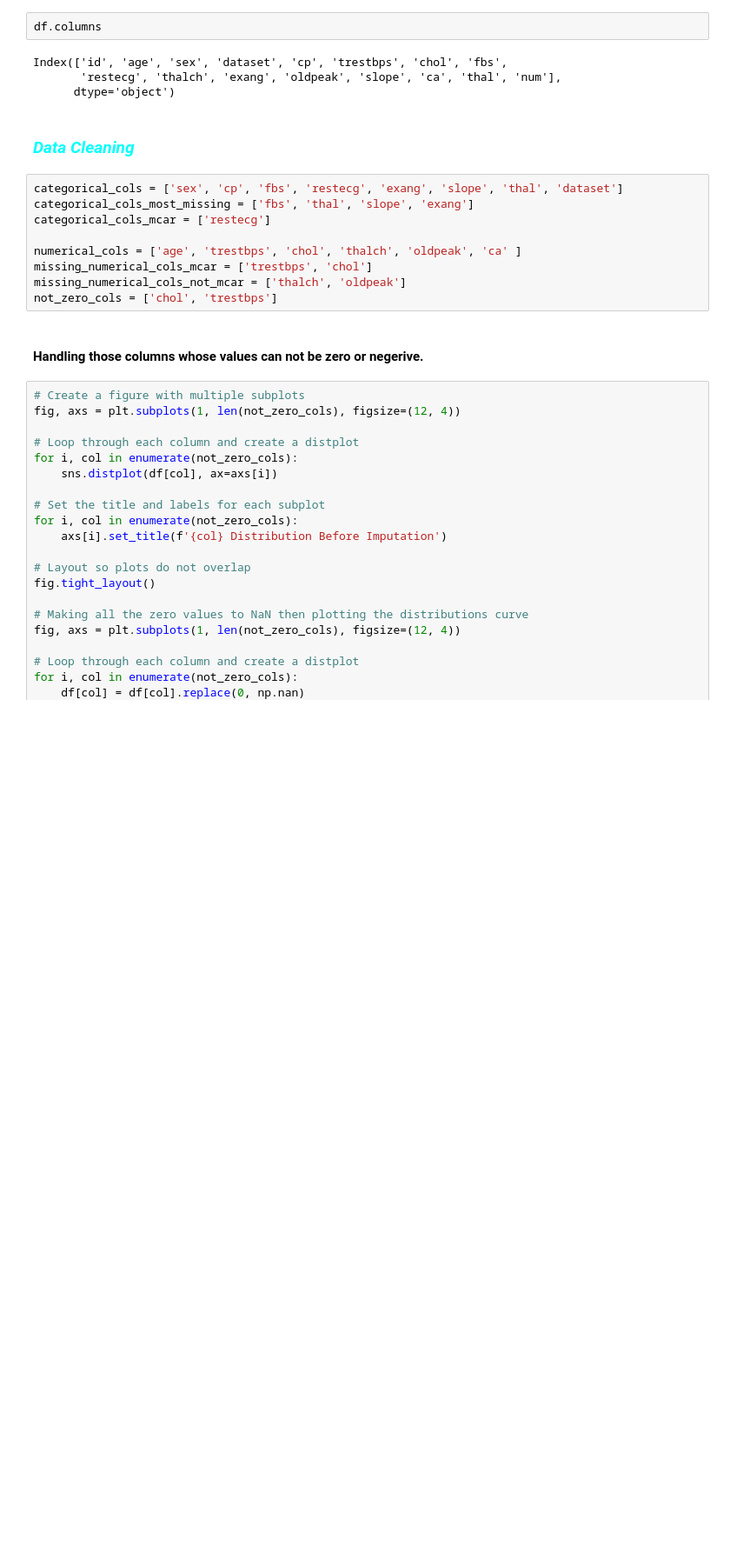
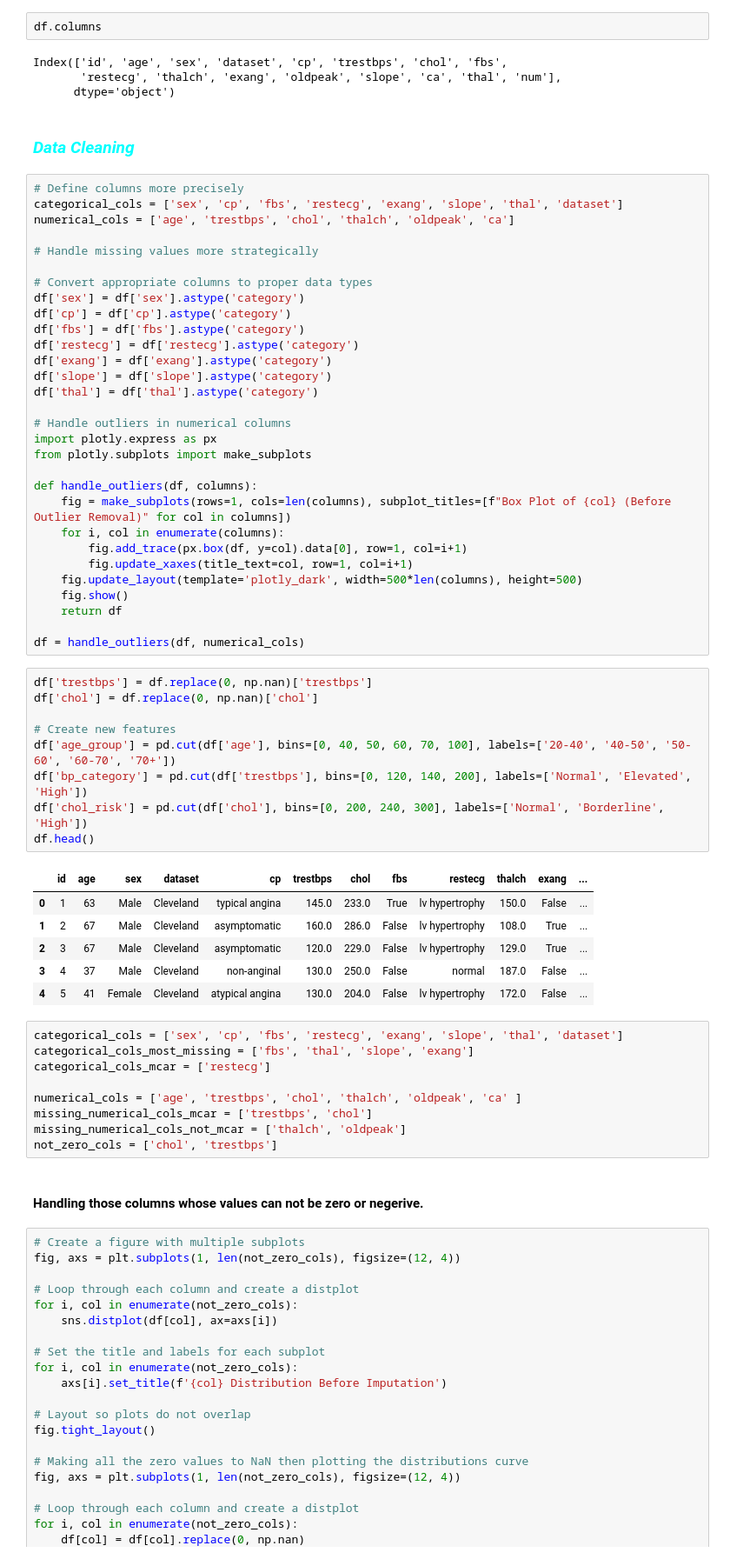
Before and after one commit to SumanGouda/Scikit-Learn-, a Jupyter notebook: PROJECT/HEART DISEASE/heart_disease_predictor.ipynb, the cells around one changed output. Shown at 87% size. Saved outputs shown, nothing was run; the diff lists cells and outputs as text; blank space fills up the shorter version.

```diff
--- a/PROJECT/HEART DISEASE/heart_disease_predictor.ipynb
+++ b/PROJECT/HEART DISEASE/heart_disease_predictor.ipynb
@@ -25,6 +48,52 @@ Index(['id', 'age', 'sex', 'dataset', 'cp', 'trestbps', 'chol', 'fbs',
       dtype='object')
 # %% [markdown]
 ### <span style="color:cyan"><i>Data Cleaning</i></span>
+# %%
+# Define columns more precisely
+categorical_cols = ['sex', 'cp', 'fbs', 'restecg', 'exang', 'slope', 'thal', 'dataset']
+numerical_cols = ['age', 'trestbps', 'chol', 'thalch', 'oldpeak', 'ca']
+
+# Handle missing values more strategically
+
+# Convert appropriate columns to proper data types
+df['sex'] = df['sex'].astype('category')
+df['cp'] = df['cp'].astype('category')
+df['fbs'] = df['fbs'].astype('category')
+df['restecg'] = df['restecg'].astype('category')
+df['exang'] = df['exang'].astype('category')
+df['slope'] = df['slope'].astype('category')
+df['thal'] = df['thal'].astype('category')
+
+# Handle outliers in numerical columns
+import plotly.express as px
+from plotly.subplots import make_subplots
+
+def handle_outliers(df, columns):
+    fig = make_subplots(rows=1, cols=len(columns), subplot_titles=[f"Box Plot of {col} (Before Outlier Removal)" for col in columns])
+    for i, col in enumerate(columns):
+        fig.add_trace(px.box(df, y=col).data[0], row=1, col=i+1)
+        fig.update_xaxes(title_text=col, row=1, col=i+1)
+    fig.update_layout(template='plotly_dark', width=500*len(columns), height=500)
+    fig.show()
+    return df
+
+df = handle_outliers(df, numerical_cols)
+# %%
+df['trestbps'] = df.replace(0, np.nan)['trestbps']
+df['chol'] = df.replace(0, np.nan)['chol']
+
+# Create new features
+df['age_group'] = pd.cut(df['age'], bins=[0, 40, 50, 60, 70, 100], labels=['20-40', '40-50', '50-60', '60-70', '70+'])
+df['bp_category'] = pd.cut(df['trestbps'], bins=[0, 120, 140, 200], labels=['Normal', 'Elevated', 'High'])
+df['chol_risk'] = pd.cut(df['chol'], bins=[0, 200, 240, 300], labels=['Normal', 'Borderline', 'High'])
+df.head()
+# %% [output]
+|  | id | age | sex | dataset | cp | trestbps | chol | fbs | restecg | thalch | exang | ... |
+| 0 | 1 | 63 | Male | Cleveland | typical angina | 145.0 | 233.0 | True | lv hypertrophy | 150.0 | False | ... |
+| 1 | 2 | 67 | Male | Cleveland | asymptomatic | 160.0 | 286.0 | False | lv hypertrophy | 108.0 | True | ... |
+| 2 | 3 | 67 | Male | Cleveland | asymptomatic | 120.0 | 229.0 | False | lv hypertrophy | 129.0 | True | ... |
+| 3 | 4 | 37 | Male | Cleveland | non-anginal | 130.0 | 250.0 | False | normal | 187.0 | False | ... |
+| 4 | 5 | 41 | Female | Cleveland | atypical angina | 130.0 | 204.0 | False | lv hypertrophy | 172.0 | False | ... |
 # %%
 categorical_cols = ['sex', 'cp', 'fbs', 'restecg', 'exang', 'slope', 'thal', 'dataset']
 categorical_cols_most_missing = ['fbs', 'thal', 'slope', 'exang']
```
Also changed, not shown: parts of 5 cells of this notebook, 2 other files.
